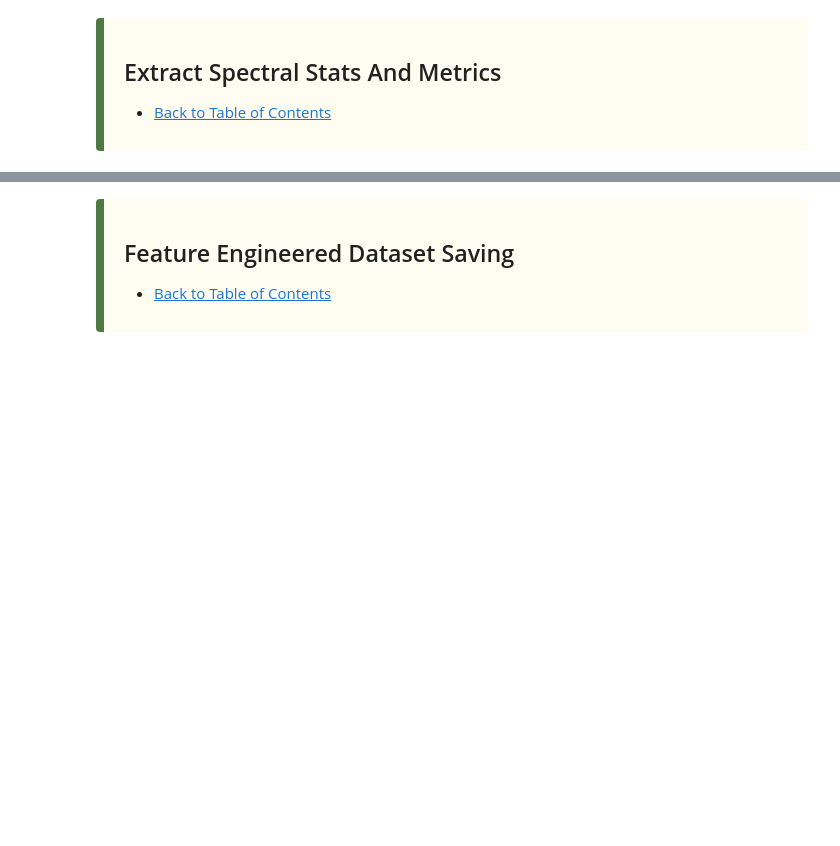
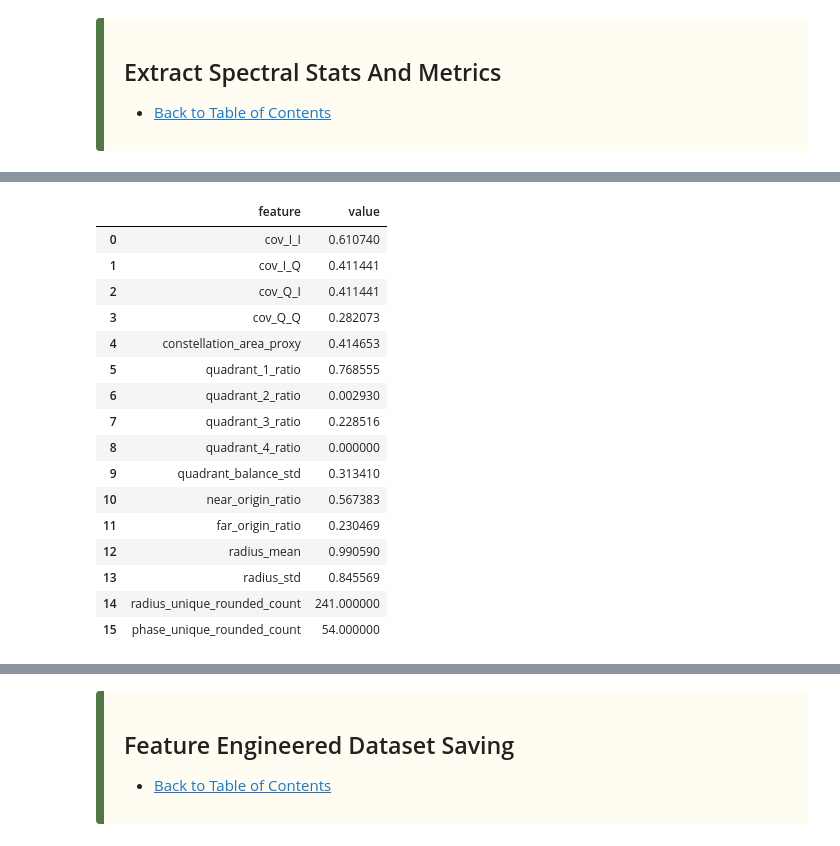
Before and after one commit to Jared-Wood135/EthicalHacking-AI-and-RadioFrequencies, a Jupyter notebook: Code/highest_snr_feature_engineering.ipynb, the cells around one changed output, grey strips where cells are left out. Cells and saved outputs as stored; diff of their text form; code cells hidden in the pictures; blank space fills up the shorter version.

```diff
--- a/Code/highest_snr_feature_engineering.ipynb
+++ b/Code/highest_snr_feature_engineering.ipynb
@@ -208,0 +497,28 @@ import highest_snr_feature_engineering as fe
+# %%
+# Extract constellation features
+constellation_features = fe.extract_constellation_features(sample_signal)
+
+df_constellation_features = pd.DataFrame(
+    constellation_features.items(),
+    columns=["feature", "value"]
+)
+
+display(df_constellation_features)
+# %% [output]
+|  | feature | value |
+| 0 | cov_I_I | 0.610740 |
+| 1 | cov_I_Q | 0.411441 |
+| 2 | cov_Q_I | 0.411441 |
+| 3 | cov_Q_Q | 0.282073 |
+| 4 | constellation_area_proxy | 0.414653 |
+| 5 | quadrant_1_ratio | 0.768555 |
+| 6 | quadrant_2_ratio | 0.002930 |
+| 7 | quadrant_3_ratio | 0.228516 |
+| 8 | quadrant_4_ratio | 0.000000 |
+| 9 | quadrant_balance_std | 0.313410 |
+| 10 | near_origin_ratio | 0.567383 |
+| 11 | far_origin_ratio | 0.230469 |
+| 12 | radius_mean | 0.990590 |
+| 13 | radius_std | 0.845569 |
+| 14 | radius_unique_rounded_count | 241.000000 |
+| 15 | phase_unique_rounded_count | 54.000000 |
```
Also changed, not shown: parts of 41 cells of this notebook, 1 other file.
